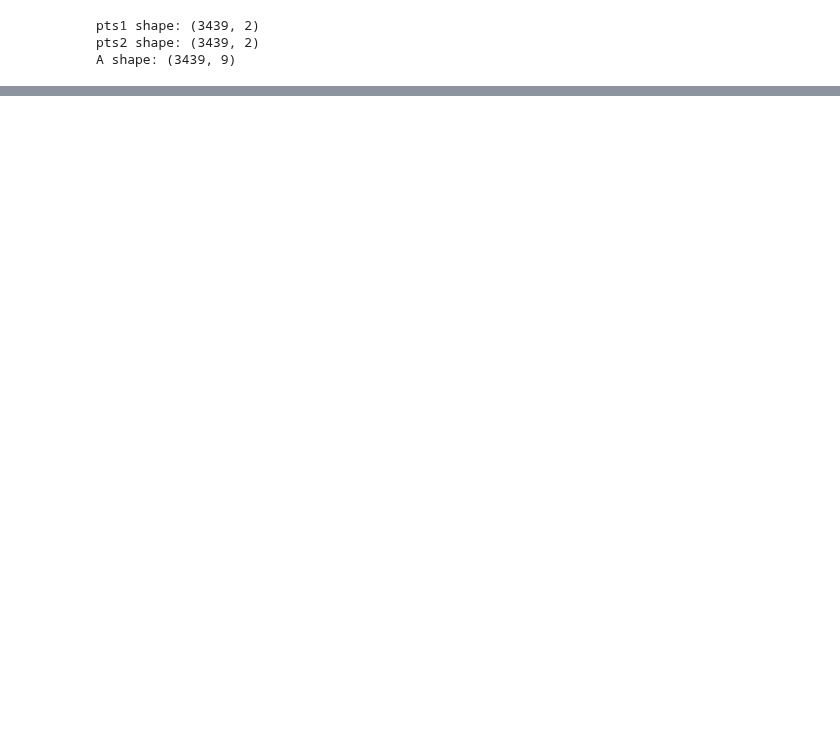
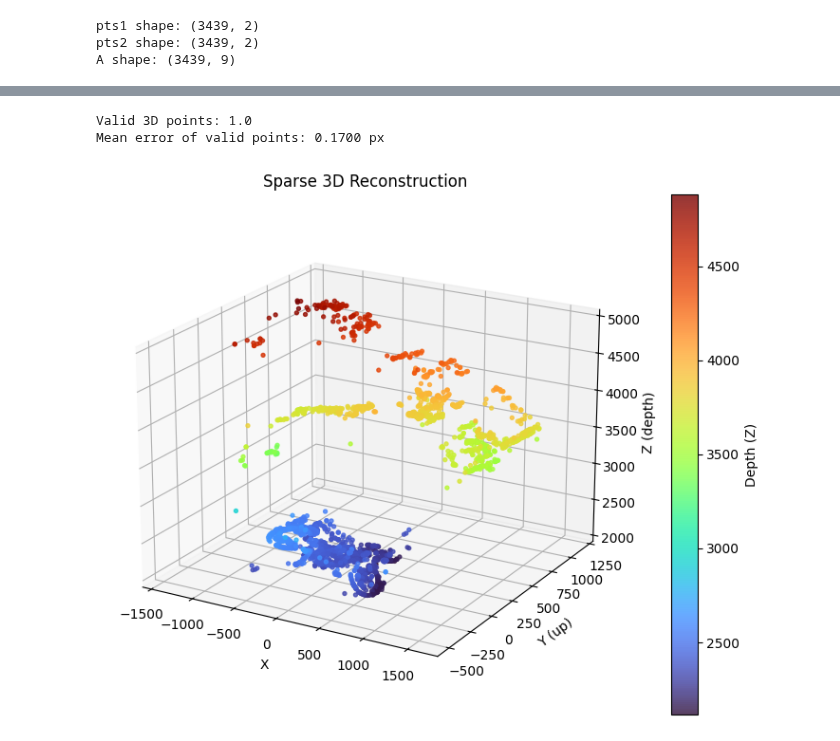
Before and after one commit to Luk446/MachineVisionPractice, a Jupyter notebook: 3d_reconstruction_motion_estimation.ipynb, the cells around one changed output, grey strips where cells are left out. Cells and saved outputs as stored; diff of their text form; code cells hidden in the pictures; blank space fills up the shorter version.

```diff
--- a/3d_reconstruction_motion_estimation.ipynb
+++ b/3d_reconstruction_motion_estimation.ipynb
@@ -156,0 +342,10 @@ Fundamental matrix F:
+# %%
+# calibration data is stored in intrinsics.npz
+intrinsics_data = np.load(data_intrinsics_path)
+K1 = intrinsics_data["K1"]
+K2 = intrinsics_data["K2"]
+print(f"K1: {K1}");print(f"K2: {K2}")
+
+E = K2.T @ F @ K1
+print("Essential matrix E:")
+print(E)
@@ -156,0 +462,44 @@ Fundamental matrix F:
+# %%
+# build validated 3D space
+point_errors = 0.5 * (error1 + error2)
+valid_mask = chirality_mask & (point_errors < 2.0)
+
+valid_points_3D = points_3D[valid_mask]
+valid_point_errors = point_errors[valid_mask]
+
+print(f"Valid 3D points: {len(valid_points_3D) / len(points_3D)}")
+print(f"Mean error of valid points: {np.mean(valid_point_errors):.4f} px")
+# %% [output]
+Valid 3D points: 1.0
+Mean error of valid points: 0.1700 px
+# %%
+# plot the valid 3D points
+
+fig = plt.figure(figsize=(10,6))
+ax3d = fig.add_subplot(111, projection='3d')
+
+# using -Y
+x_plot = valid_points_3D[:, 0]
+y_plot = -valid_points_3D[:, 1]
+z_plot = valid_points_3D[:, 2]
+
+scatter = ax3d.scatter(
+    x_plot, y_plot, z_plot, # type: ignore
+    c=z_plot,
+    cmap="turbo",
+    s=8,
+    alpha=0.8,
+)
+
+ax3d.set_title("Sparse 3D Reconstruction")
+ax3d.set_xlabel("X")
+ax3d.set_ylabel("Y (up)")
+ax3d.set_zlabel("Z (depth)")
+
+fig.colorbar(scatter, ax=ax3d, label="Depth (Z)")
+ax3d.view_init(elev=20, azim=-60)
+
+plt.tight_layout()
+plt.show()
+# %% [output]
+[figure, added]
```
Also changed, not shown: parts of 25 cells of this notebook.
